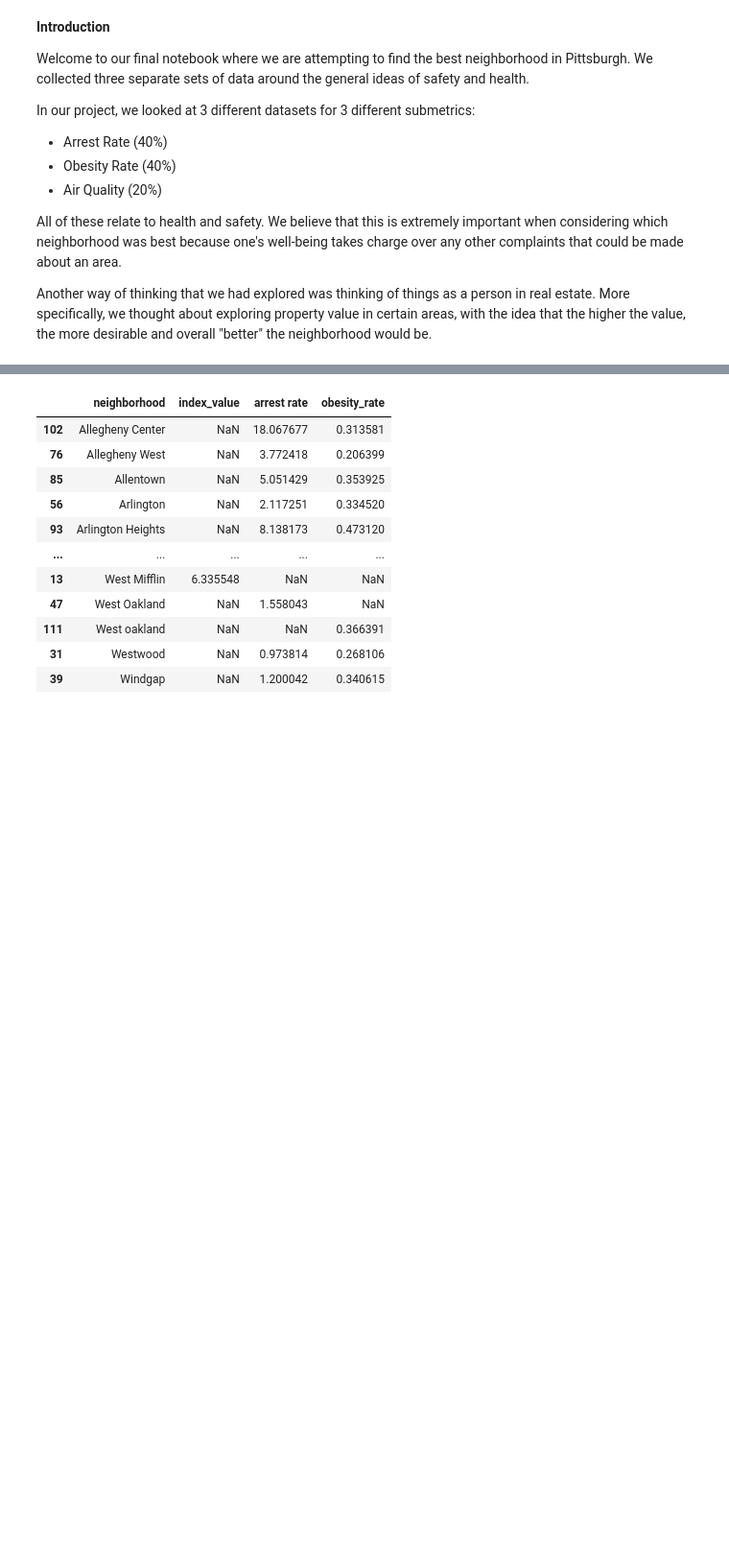
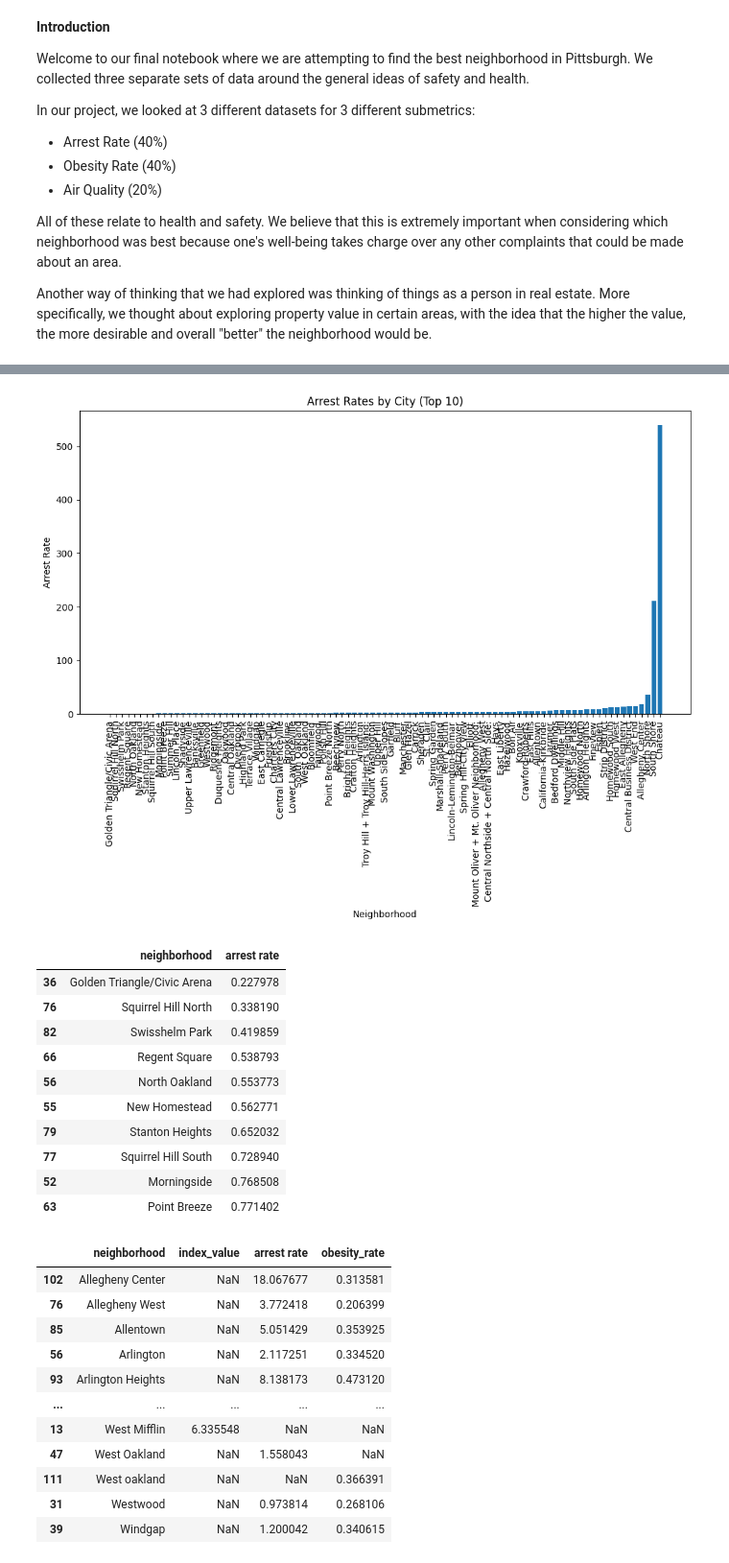
Before and after one commit to JMSJoseph/Final-Project-CMPINF001, a Jupyter notebook: Final-Notebook.ipynb, the cells around one changed output, grey strips where cells are left out. Shown: that part at 96% size. Saved outputs shown, nothing was run; the diff lists cells and outputs as text; code cells hidden in the pictures; blank space fills up the shorter version.

```diff
--- a/Final-Notebook.ipynb
+++ b/Final-Notebook.ipynb
@@ -70,26 +95,47 @@ neighborhood_air_df.sort_values("index_value", ascending = False, inplace = True
 # %%
 import pandas as pd
 import matplotlib.pyplot as plt #import statements
 police = pd.read_csv("police.csv") #read arrest data
 arrests_by_city = police.groupby('INCIDENTNEIGHBORHOOD')['PK'].count() #groupby neightboorhood/accidently put city
 arrests_df = pd.DataFrame({'neighborhood': arrests_by_city.index, 'count': arrests_by_city.values}) #new data frame of just count and neighborhood
 arrests_df = arrests_df.drop(labels=[63,64,65], axis=0) #removing out of city, out of country, and out of state
 arrests_df.loc[54, "count"] += arrests_df.loc[56, "count"] #Combining to agree with population csv
 arrests_df.loc[54, "count"] += arrests_df.loc[57, "count"]
 arrests_df.loc[90, "count"] += arrests_df.loc[91, "count"]
 arrests_df.loc[18, "count"] += arrests_df.loc[19, "count"]
 arrests_df.loc[54, "neighborhood"] = "Mount Oliver + Mt. Oliver Neighborhood:" #Renaming to agree with population csv
 arrests_df.loc[90, "neighborhood"] = "Troy Hill + Troy Hill-Herrs Island:"
 arrests_df.loc[18, "neighborhood"] = "Central Northside + Central North Side:"
 arrests_df = arrests_df.drop(labels=[56,57,91,19], axis=0) #Dropping the extra
 population_df = pd.read_csv("populations.csv") #read pop data
 population_df.rename(columns={"City": "neighborhood"}, inplace=True) #Renaming to agree with arrests
 population_df.rename(columns={"Population": "population"}, inplace=True) #Vanity things
 merged_df = arrests_df.merge(population_df, on="neighborhood") #Merge the sets
 merged_df["average arrests per year"] = merged_df["count"] / 7 #Calculating metric
 merged_df["arrest rate"] = (merged_df["average arrests per year"] / merged_df["population"]) * 100
 only_rates = merged_df[["neighborhood", "arrest rate"]] #df of only the rate and neighborhood
 only_rates = only_rates.sort_values(by="arrest rate") #top ten for plot
+fig, ax = plt.subplots(figsize=(12, 6)) #creating plot
+ax.bar(only_rates["neighborhood"], only_rates["arrest rate"]) #setting bars
+ax.set_xticklabels(only_rates["neighborhood"], rotation=90) #adding labels and ticks
+ax.set_ylabel("Arrest Rate")
+ax.set_xlabel("Neighborhood")
+ax.set_title("Arrest Rates by City (Top 10)") #title
+plt.show() #graph
+only_rates.head(10) #output top ten table
+# %% [output]
+[figure, added]
+|  | neighborhood | arrest rate |
+| 36 | Golden Triangle/Civic Arena | 0.227978 |
+| 76 | Squirrel Hill North | 0.338190 |
+| 82 | Swisshelm Park | 0.419859 |
+| 66 | Regent Square | 0.538793 |
+| 56 | North Oakland | 0.553773 |
+| 55 | New Homestead | 0.562771 |
+| 79 | Stanton Heights | 0.652032 |
+| 77 | Squirrel Hill South | 0.728940 |
+| 52 | Morningside | 0.768508 |
+| 63 | Point Breeze | 0.771402 |
 # %%
 main_df = pd.DataFrame(columns = ['neighborhood', 'arrest rate', 'index_value', 'obesity_rate'])
 main_df = pd.merge(neighborhood_air_df, only_rates, on = 'neighborhood', how = 'outer')
```
Also changed, not shown: parts of 4 cells of this notebook.
